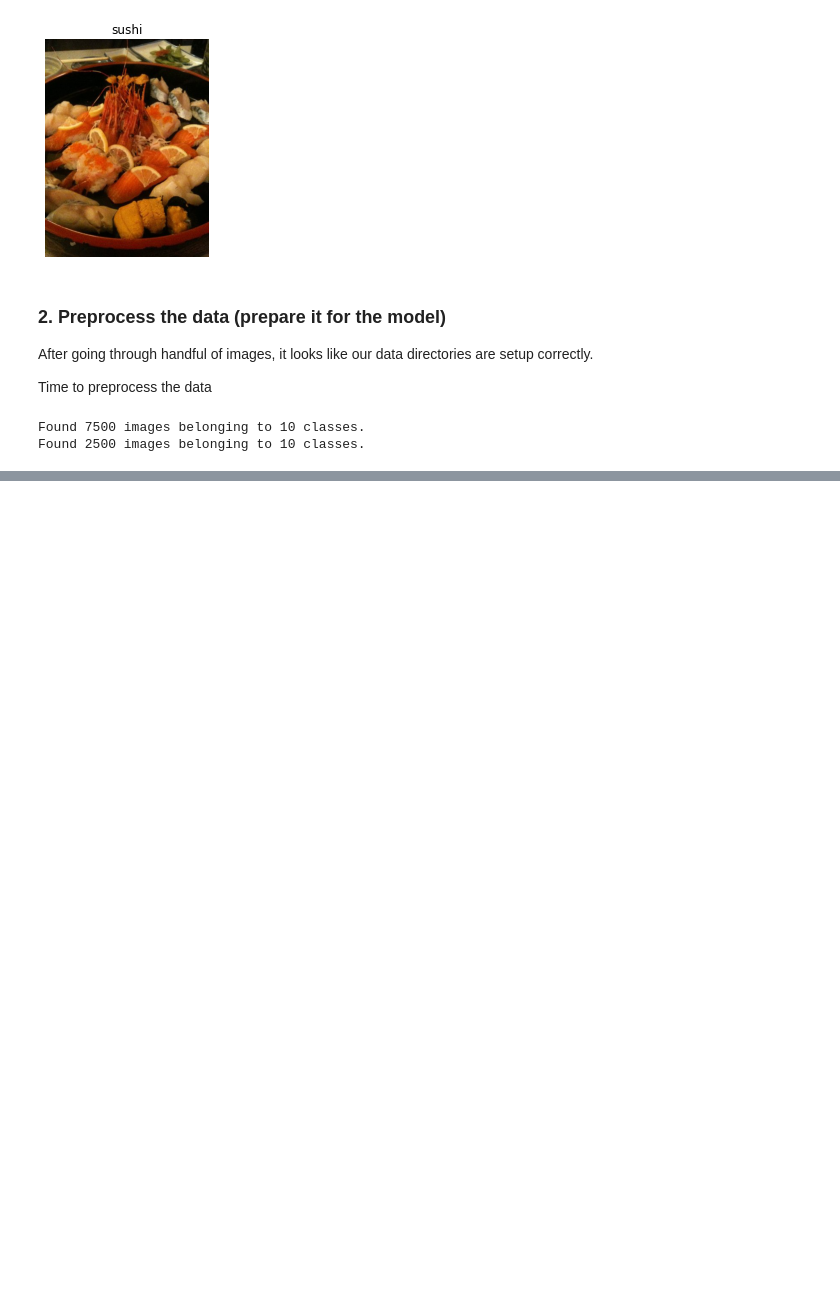
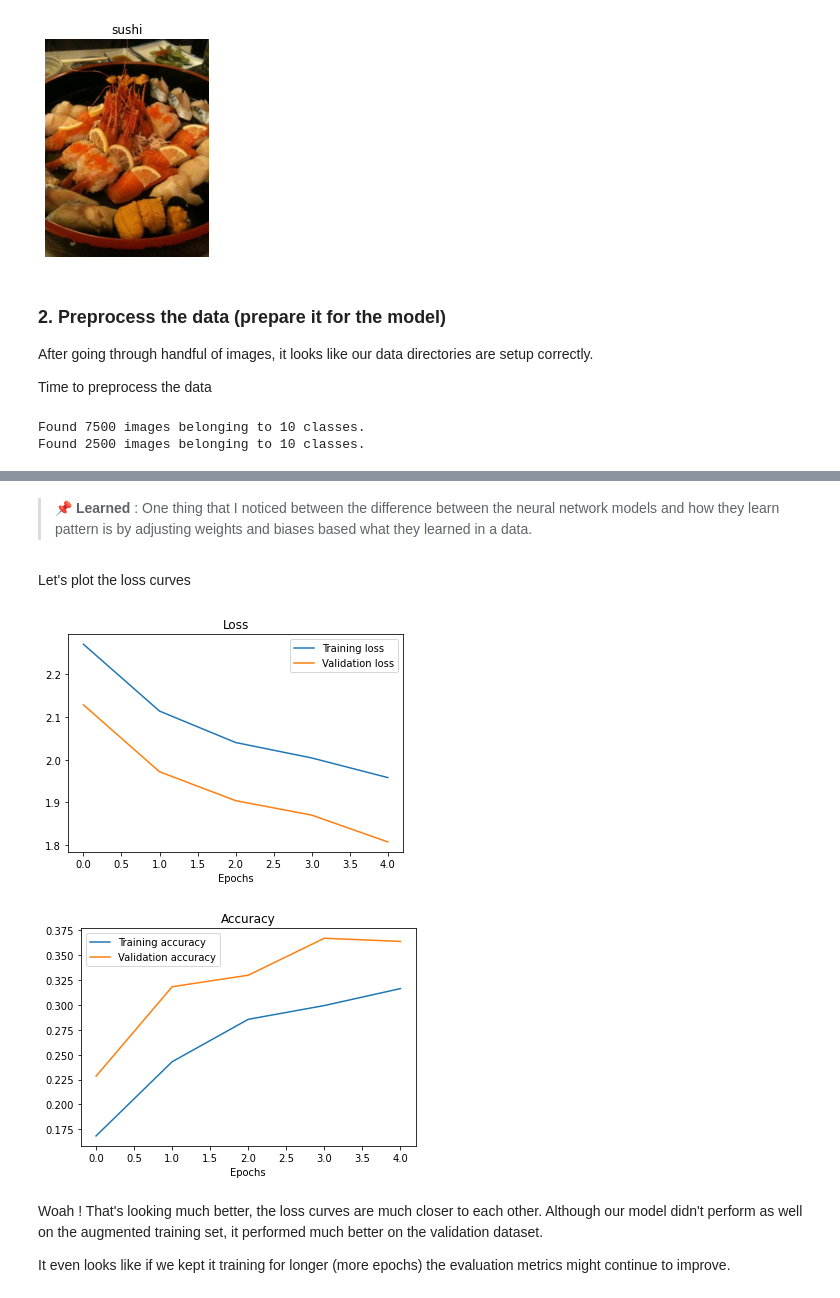
Before and after one commit to SaketMunda/cnn-computer-vision-introduction, a Jupyter notebook: convolutional_neural_network_with_tensorflow.ipynb, the cells around one changed output, grey strips where cells are left out. Cells and saved outputs as stored; diff of their text form; code cells hidden in the pictures; blank space fills up the shorter version.

```diff
--- a/convolutional_neural_network_with_tensorflow.ipynb
+++ b/convolutional_neural_network_with_tensorflow.ipynb
@@ -1395,0 +1590,14 @@ Found 2500 images belonging to 10 classes.
+# %%
+# Create augmented data generator instance
+train_datagen_augmented = ImageDataGenerator(rescale=1/255.,
+                                             rotation_range=20, # note: this is an int not a float
+                                             width_shift_range=0.2,
+                                             height_shift_range=0.2,
+                                             zoom_range=0.2,
+                                             horizontal_flip=True)
+
+# Create the train data augmented
+train_data_augmented = train_datagen_augmented.flow_from_directory(train_dir,
+                                                                   target_size=(224, 224),
+                                                                   batch_size=32,
+                                                                   class_mode='categorical')
@@ -1395,0 +1620,15 @@ Found 2500 images belonging to 10 classes.
+# %%
+# clone the model
+model_10 = tf.keras.models.clone_model(model_8)
+
+# compile the model
+model_10.compile(loss=tf.keras.losses.CategoricalCrossentropy(),
+                 optimizer=Adam(),
+                 metrics=['accuracy'])
+
+# fit the model
+history_10 = model_10.fit(train_data_augmented,
+                          epochs=5,
+                          steps_per_epoch=len(train_data_augmented),
+                          validation_data=test_data,
+                          validation_steps=len(test_data))
@@ -1395,0 +1646,13 @@ Found 2500 images belonging to 10 classes.
+# %% [markdown]
+> 📌 **Learned** : One thing that I noticed between the difference between the neural network models and how they learn pattern is by adjusting weights and biases based what they learned in a data.
+# %% [markdown]
+Let's plot the loss curves
+# %%
+plot_loss_curves(history_10)
+# %% [output]
+[figure, added]
+[figure, added]
+# %% [markdown]
+Woah ! That's looking much better, the loss curves are much closer to each other. Although our model didn't perform as well on the augmented training set, it performed much better on the validation dataset.
+
+It even looks like if we kept it training for longer (more epochs) the evaluation metrics might continue to improve.
```
Also changed, not shown: parts of 24 cells of this notebook.
